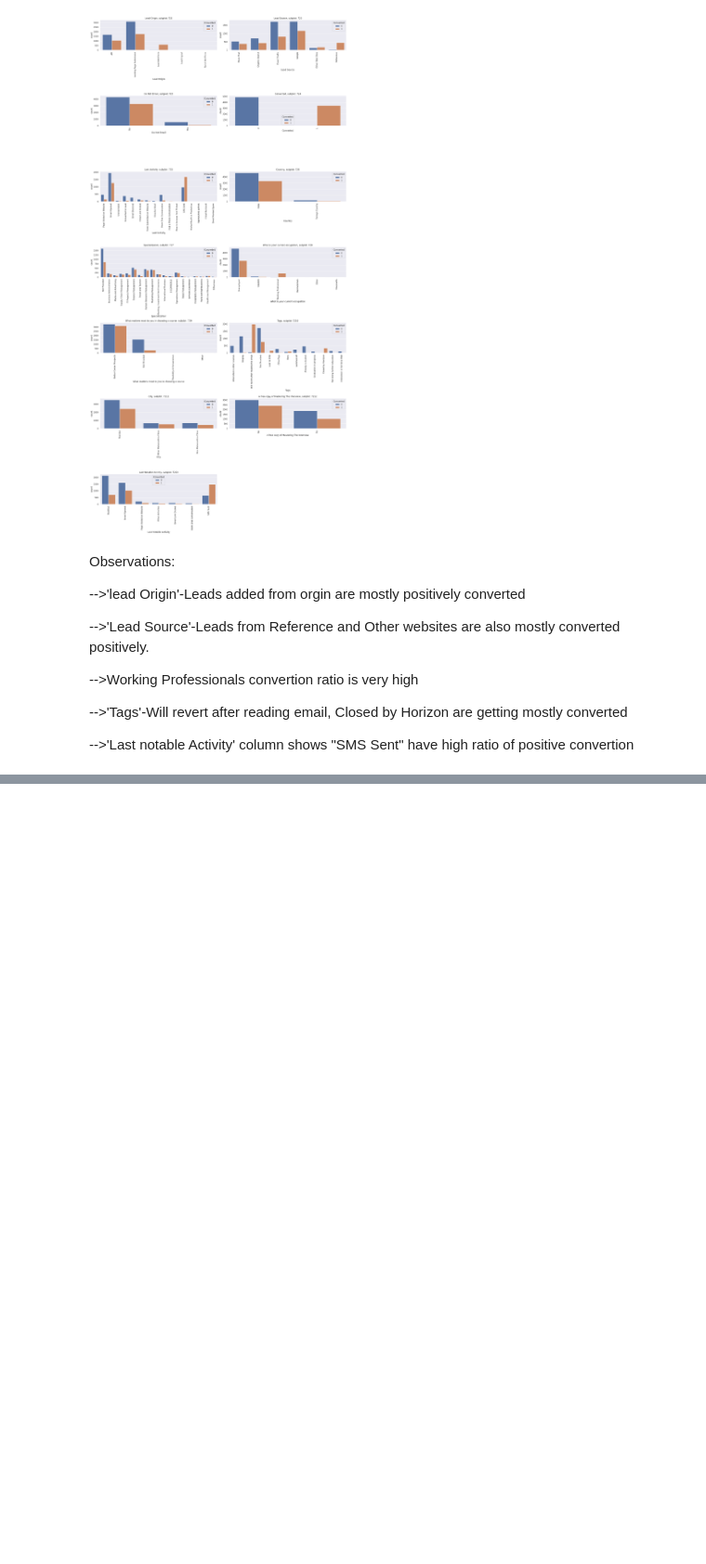
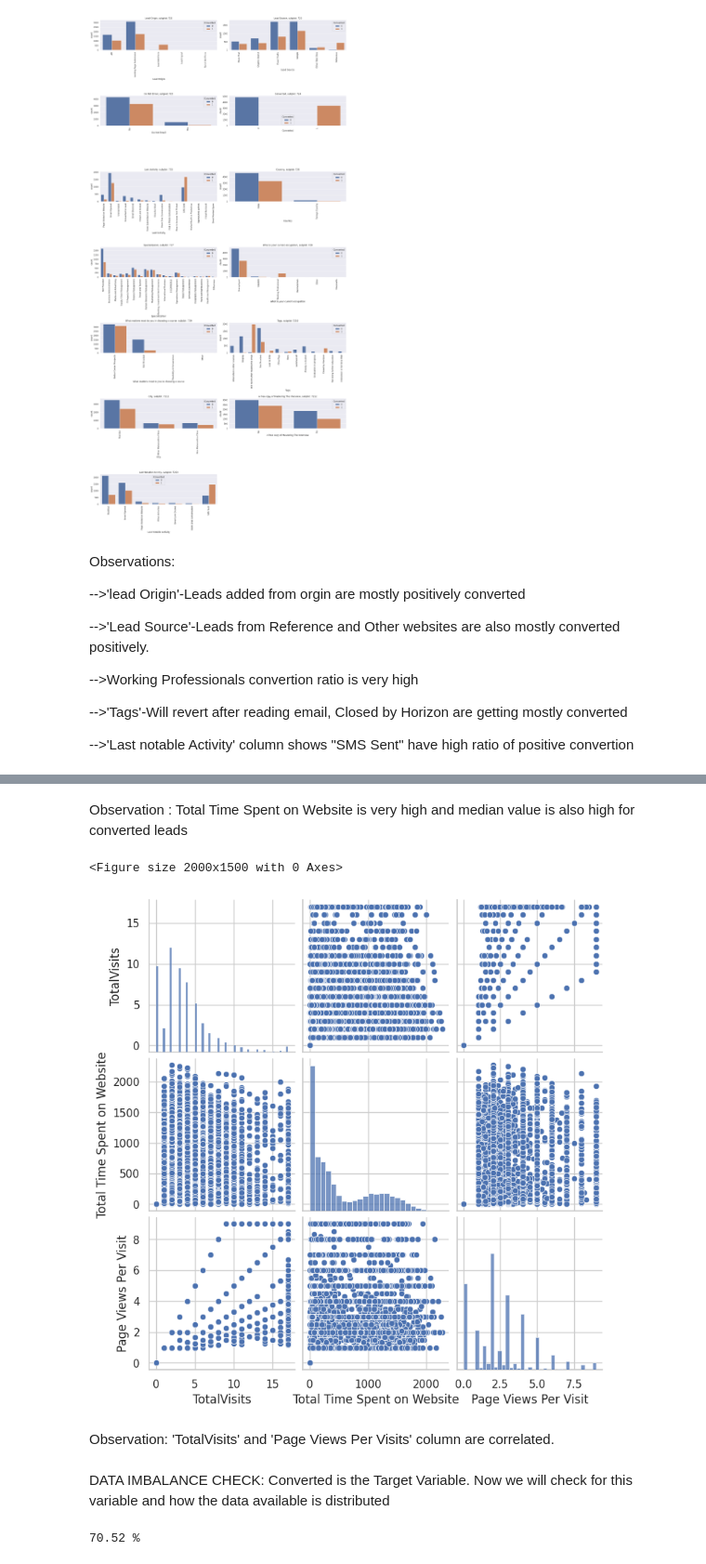
Before and after one commit to AnuAsai22/Lead_Scoring_CaseStudy, a Jupyter notebook: Lead_Scoring_AnuFinal.ipynb, the cells around one changed output, grey strips where cells are left out. Shown at 93% size. Drawn from its saved outputs; the diff is of its cells as text; code cells hidden in the pictures; blank space fills up the shorter version.

```diff
--- a/Lead_Scoring_AnuFinal.ipynb
+++ b/Lead_Scoring_AnuFinal.ipynb
@@ -1053,0 +1165,23 @@ Observations:
+# %% [markdown]
+Observation :
+Total Time Spent on Website is very high and median value is also high for converted leads
+# %%
+plt.figure(figsize=[20,15])
+sns.set_style("whitegrid");
+sns.pairplot(ls[num_col]);
+plt.show()
+# %% [output]
+<Figure size 2000x1500 with 0 Axes>
+[figure, added]
+# %% [markdown]
+Observation:
+'TotalVisits' and 'Page Views Per Visits' column are correlated.
+# %% [markdown]
+DATA IMBALANCE CHECK:
+Converted is the Target Variable. Now we will check for this variable and how the data available is distributed
+# %%
+#Percentage of converted to not converted in the dataframe 'ls'
+
+print(round(((ls[ls.Converted==1].shape[0]/ls[ls.Converted==0].shape[0])*100),2),"%")
+# %% [output]
+70.52 %
```
Also changed, not shown: parts of 34 cells of this notebook.
